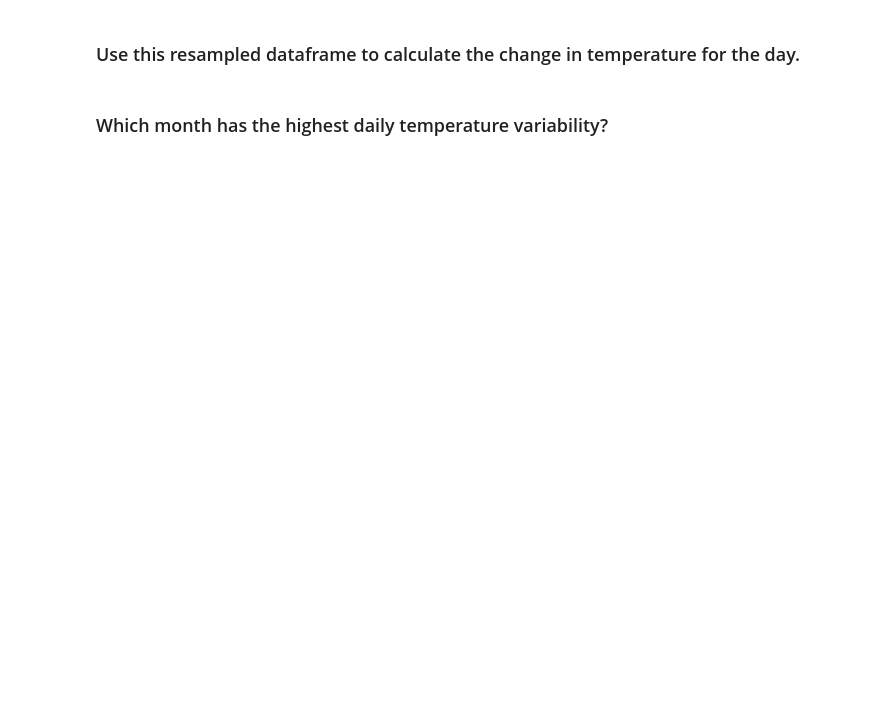
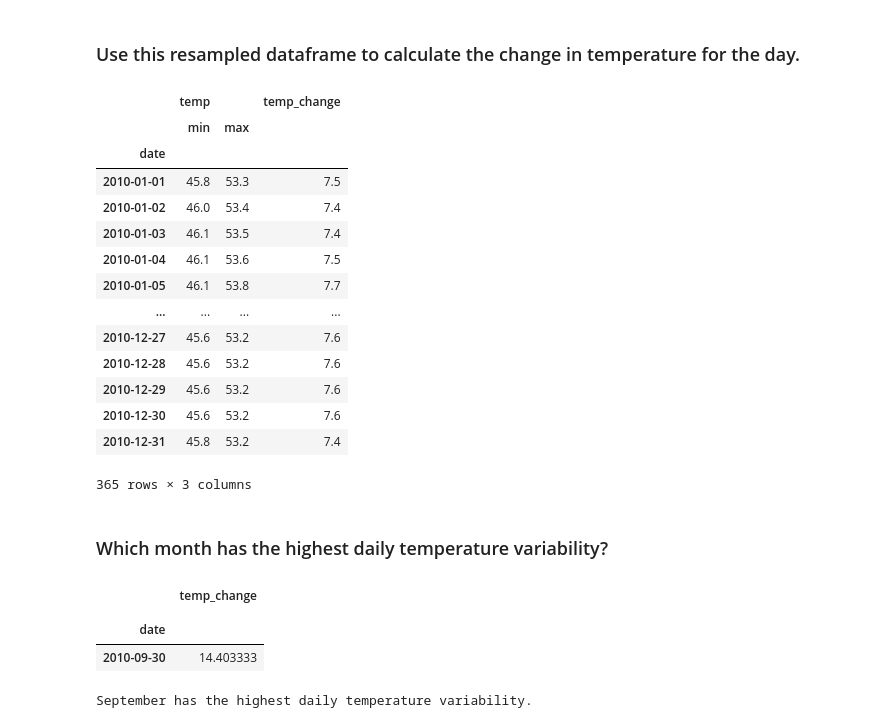
Before and after one commit to SamuelD-Data/time-series-exercises, a Jupyter notebook: working_with_time_series_data.ipynb, the cells around one changed output. Cells and saved outputs as stored; diff of their text form; code cells hidden in the pictures; blank space fills up the shorter version.

Commit message:
done with temperature questions

```diff
--- a/working_with_time_series_data.ipynb
+++ b/working_with_time_series_data.ipynb
@@ -81,3 +83,7 @@ print('January is the warmest month on average.')
 January is the warmest month on average.
 # %% [markdown]
 ### Resample by the day and calculate the min and max temp for the day (Hint: .agg(['min', 'max'])).
+# %%
+min_max_day_temp = df.resample('D').agg(['min', 'max'])
+
+min_max_day_temp.head()
@@ -84,4 +99,24 @@ January is the warmest month on average.
 # %% [markdown]
 ### Use this resampled dataframe to calculate the change in temperature for the day.
+# %%
+min_max_day_temp['temp_change'] = min_max_day_temp.temp['max'] - min_max_day_temp.temp['min']
+
+min_max_day_temp
+# %% [output]
+|  | temp |  | temp_change |
+|  | min | max |  |
+| date |  |  |  |
+| 2010-01-01 | 45.8 | 53.3 | 7.5 |
+| 2010-01-02 | 46.0 | 53.4 | 7.4 |
+| 2010-01-03 | 46.1 | 53.5 | 7.4 |
+| 2010-01-04 | 46.1 | 53.6 | 7.5 |
+| 2010-01-05 | 46.1 | 53.8 | 7.7 |
+| ... | ... | ... | ... |
+| 2010-12-27 | 45.6 | 53.2 | 7.6 |
+| 2010-12-28 | 45.6 | 53.2 | 7.6 |
+| 2010-12-29 | 45.6 | 53.2 | 7.6 |
+| 2010-12-30 | 45.6 | 53.2 | 7.6 |
+| 2010-12-31 | 45.8 | 53.2 | 7.4 |
+365 rows × 3 columns
 # %% [markdown]
 ### Which month has the highest daily temperature variability?
@@ -87,0 +125,13 @@ January is the warmest month on average.
+# %%
+avg_temp_change_month = temp_change_df.resample('M').mean()
+
+avg_temp_change_month[avg_temp_change_month.temp_change == avg_temp_change_month.temp_change.max()]
+# %% [output]
+|  | temp_change |
+|  |  |
+| date |  |
+| 2010-09-30 | 14.403333 |
+# %%
+print('September has the highest daily temperature variability.')
+# %% [output]
+September has the highest daily temperature variability.
```
Also changed, not shown: parts of 12 cells of this notebook.
